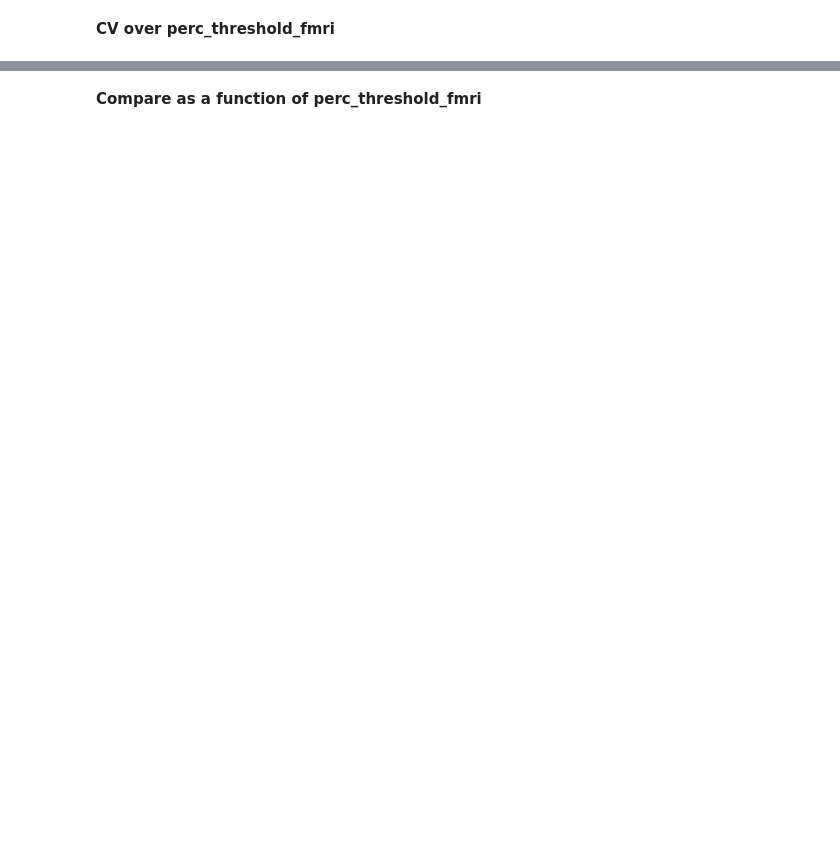
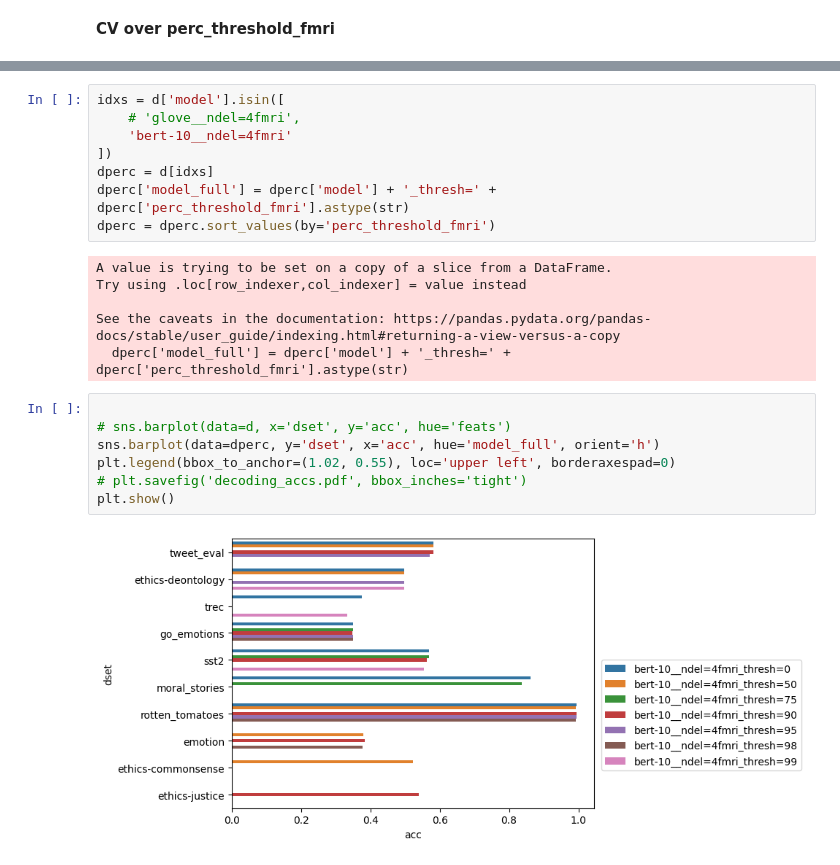
Before and after one commit to csinva/interpretable-embeddings, a Jupyter notebook: notebooks/02_decoding.ipynb, the cells around one changed output, grey strips where cells are left out. Drawn from its saved outputs; the diff is of its cells as text; blank space fills up the shorter version.

```diff
--- a/notebooks/02_decoding.ipynb
+++ b/notebooks/02_decoding.ipynb
@@ -66,2 +62,23 @@ plt.show()
-# %% [markdown]
-**Compare as a function of perc_threshold_fmri**
+# %%
+idxs = d['model'].isin([
+    # 'glove__ndel=4fmri',
+    'bert-10__ndel=4fmri'
+])
+dperc = d[idxs]
+dperc['model_full'] = dperc['model'] + '_thresh=' + dperc['perc_threshold_fmri'].astype(str)
+dperc = dperc.sort_values(by='perc_threshold_fmri')
+# %% [output]
+A value is trying to be set on a copy of a slice from a DataFrame.
+Try using .loc[row_indexer,col_indexer] = value instead
+
+See the caveats in the documentation: https://pandas.pydata.org/pandas-docs/stable/user_guide/indexing.html#returning-a-view-versus-a-copy
+  dperc['model_full'] = dperc['model'] + '_thresh=' + dperc['perc_threshold_fmri'].astype(str)
+# %%
+
+# sns.barplot(data=d, x='dset', y='acc', hue='feats')
+sns.barplot(data=dperc, y='dset', x='acc', hue='model_full', orient='h')
+plt.legend(bbox_to_anchor=(1.02, 0.55), loc='upper left', borderaxespad=0)
+# plt.savefig('decoding_accs.pdf', bbox_inches='tight')
+plt.show()
+# %% [output]
+[figure, added]
```
Also changed, not shown: parts of 2 cells of this notebook, 3 other files.
